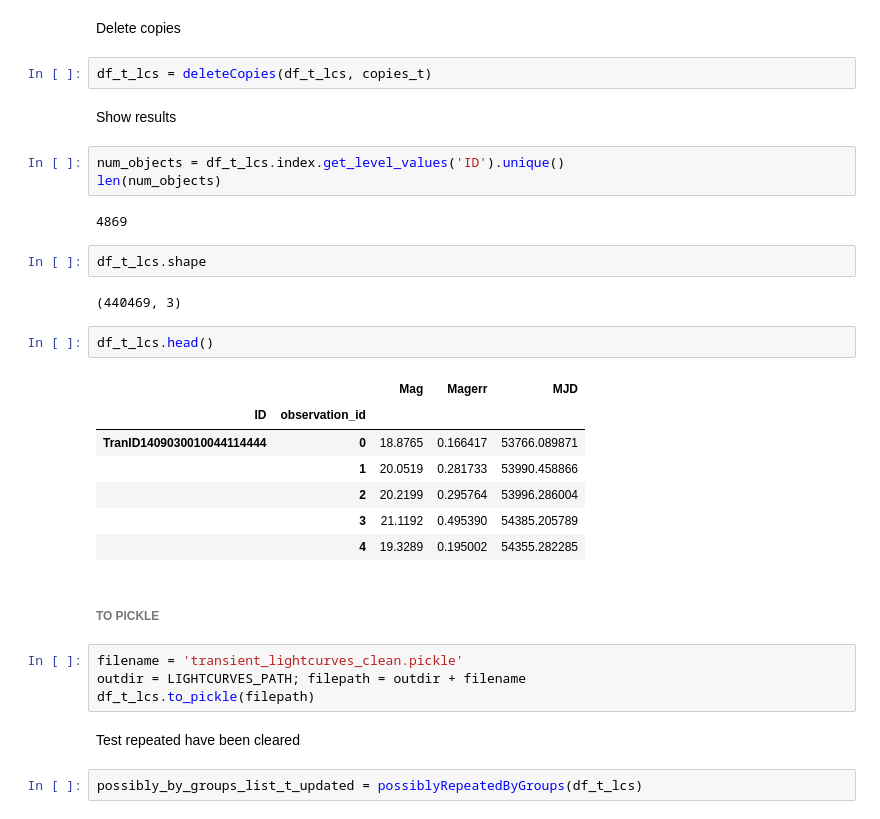
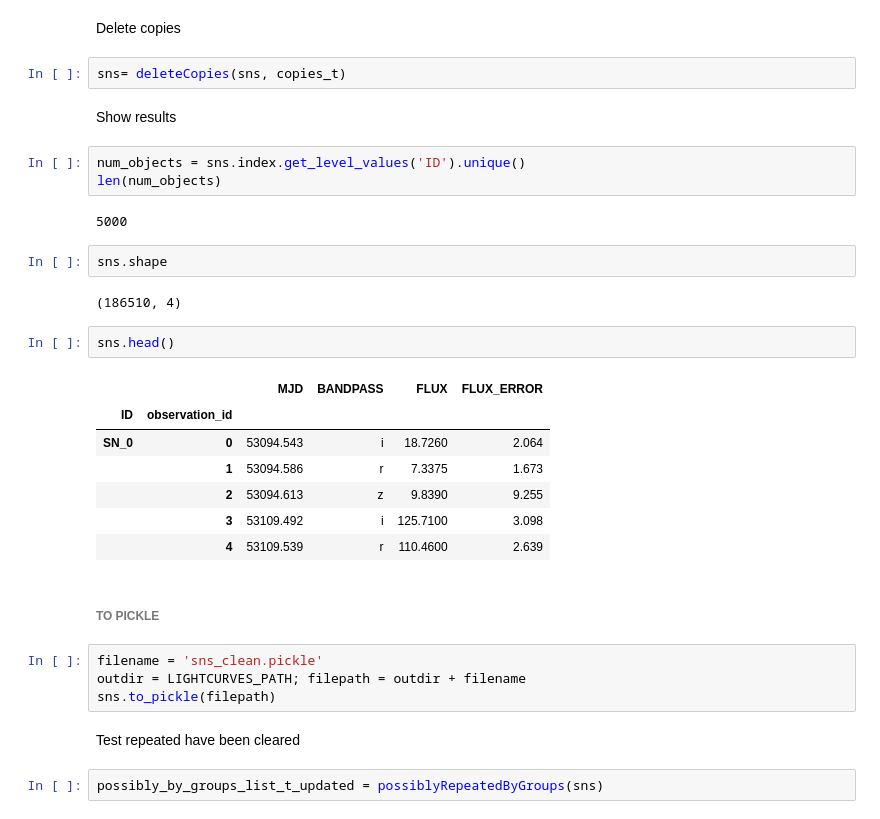
Before and after one commit to mneira10/monInv, a Jupyter notebook: 0. Clean Data.ipynb, the cells around one changed output. Saved outputs shown, nothing was run; the diff lists cells and outputs as text.

```diff
--- a/0. Clean Data.ipynb
+++ b/0. Clean Data.ipynb
@@ -260,38 +291,38 @@ len(copies_t.items())
 # %% [markdown]
 Delete copies
 # %%
-df_t_lcs = deleteCopies(df_t_lcs, copies_t)
+sns= deleteCopies(sns, copies_t)
 # %% [markdown]
 Show results
 # %%
-num_objects = df_t_lcs.index.get_level_values('ID').unique()
+num_objects = sns.index.get_level_values('ID').unique()
 len(num_objects)
 # %% [output]
-4869
+5000
 # %%
-df_t_lcs.shape
+sns.shape
 # %% [output]
-(440469, 3)
+(186510, 4)
 # %%
-df_t_lcs.head()
+sns.head()
 # %% [output]
-|  |  | Mag | Magerr | MJD |
-| ID | observation_id |  |  |  |
-| TranID1409030010044114444 | 0 | 18.8765 | 0.166417 | 53766.089871 |
-|  | 1 | 20.0519 | 0.281733 | 53990.458866 |
-|  | 2 | 20.2199 | 0.295764 | 53996.286004 |
-|  | 3 | 21.1192 | 0.495390 | 54385.205789 |
-|  | 4 | 19.3289 | 0.195002 | 54355.282285 |
+|  |  | MJD | BANDPASS | FLUX | FLUX_ERROR |
+| ID | observation_id |  |  |  |  |
+| SN_0 | 0 | 53094.543 | i | 18.7260 | 2.064 |
+|  | 1 | 53094.586 | r | 7.3375 | 1.673 |
+|  | 2 | 53094.613 | z | 9.8390 | 9.255 |
+|  | 3 | 53109.492 | i | 125.7100 | 3.098 |
+|  | 4 | 53109.539 | r | 110.4600 | 2.639 |
 # %% [markdown]
 ###### TO PICKLE
 # %%
-filename = 'transient_lightcurves_clean.pickle'
+filename = 'sns_clean.pickle'
 outdir = LIGHTCURVES_PATH; filepath = outdir + filename
-df_t_lcs.to_pickle(filepath)
+sns.to_pickle(filepath)
 # %% [markdown]
 Test repeated have been cleared
 # %%
-possibly_by_groups_list_t_updated = possiblyRepeatedByGroups(df_t_lcs)
+possibly_by_groups_list_t_updated = possiblyRepeatedByGroups(sns)
 # %%
 len(possibly_by_groups_list_t_updated)
 # %% [output]
```
Also changed, not shown: parts of 26 cells of this notebook.
